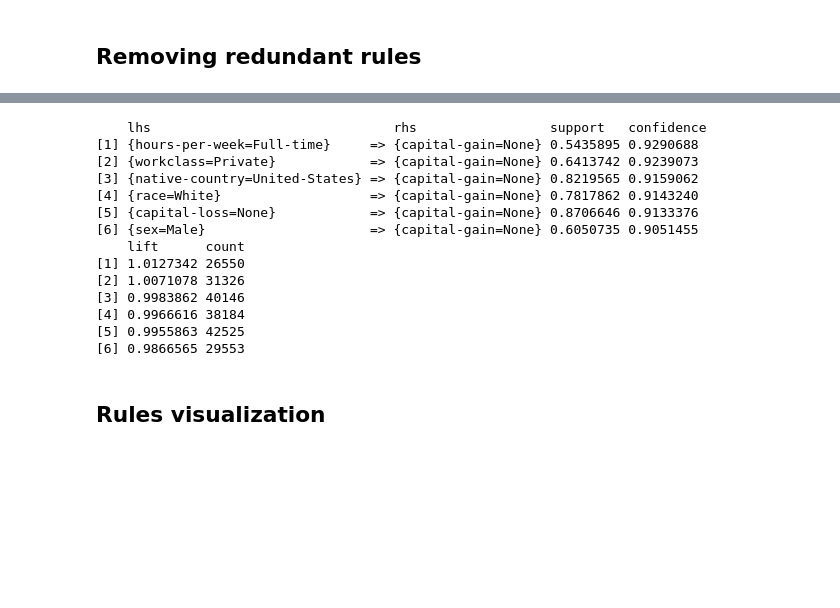
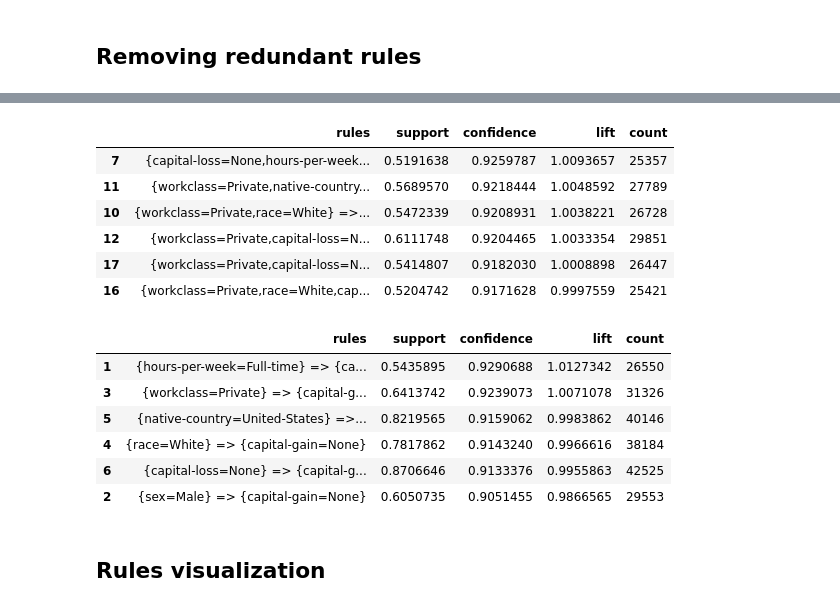
Before and after one commit to eogasawara/mylibrary, a Jupyter notebook: myPatterns.ipynb, the cells around one changed output, grey strips where cells are left out. Cells and saved outputs as stored; diff of their text form; code cells hidden in the pictures; blank space fills up the shorter version.

```diff
--- a/myPatterns.ipynb
+++ b/myPatterns.ipynb
@@ -177,21 +113,25 @@ which(redundant)
 # %%
-rules.pruned <- rules.sorted[!redundant]
-inspect(rules.pruned)
+rules.redundant <- rules.sorted[redundant]
+head(as(rules.redundant, "data.frame"))
 # %% [output]
-    lhs                               rhs                 support   confidence
-[1] {hours-per-week=Full-time}     => {capital-gain=None} 0.5435895 0.9290688
-[2] {workclass=Private}            => {capital-gain=None} 0.6413742 0.9239073
-[3] {native-country=United-States} => {capital-gain=None} 0.8219565 0.9159062
-[4] {race=White}                   => {capital-gain=None} 0.7817862 0.9143240
-[5] {capital-loss=None}            => {capital-gain=None} 0.8706646 0.9133376
-[6] {sex=Male}                     => {capital-gain=None} 0.6050735 0.9051455
-    lift      count
-[1] 1.0127342 26550
-[2] 1.0071078 31326
-[3] 0.9983862 40146
-[4] 0.9966616 38184
-[5] 0.9955863 42525
-[6] 0.9866565 29553
+|  | rules | support | confidence | lift | count |
+| 7 | {capital-loss=None,hours-per-week... | 0.5191638 | 0.9259787 | 1.0093657 | 25357 |
+| 11 | {workclass=Private,native-country... | 0.5689570 | 0.9218444 | 1.0048592 | 27789 |
+| 10 | {workclass=Private,race=White} =>... | 0.5472339 | 0.9208931 | 1.0038221 | 26728 |
+| 12 | {workclass=Private,capital-loss=N... | 0.6111748 | 0.9204465 | 1.0033354 | 29851 |
+| 17 | {workclass=Private,capital-loss=N... | 0.5414807 | 0.9182030 | 1.0008898 | 26447 |
+| 16 | {workclass=Private,race=White,cap... | 0.5204742 | 0.9171628 | 0.9997559 | 25421 |
+# %%
+rules.nonredundant <- rules.sorted[!redundant]
+head(as(rules.nonredundant, "data.frame"))
+# %% [output]
+|  | rules | support | confidence | lift | count |
+| 1 | {hours-per-week=Full-time} => {ca... | 0.5435895 | 0.9290688 | 1.0127342 | 26550 |
+| 3 | {workclass=Private} => {capital-g... | 0.6413742 | 0.9239073 | 1.0071078 | 31326 |
+| 5 | {native-country=United-States} =>... | 0.8219565 | 0.9159062 | 0.9983862 | 40146 |
+| 4 | {race=White} => {capital-gain=None} | 0.7817862 | 0.9143240 | 0.9966616 | 38184 |
+| 6 | {capital-loss=None} => {capital-g... | 0.8706646 | 0.9133376 | 0.9955863 | 42525 |
+| 2 | {sex=Male} => {capital-gain=None} | 0.6050735 | 0.9051455 | 0.9866565 | 29553 |
 # %% [markdown]
 ## Rules visualization
 # %%
```
Also changed, not shown: parts of 9 cells of this notebook, 13 other files.
